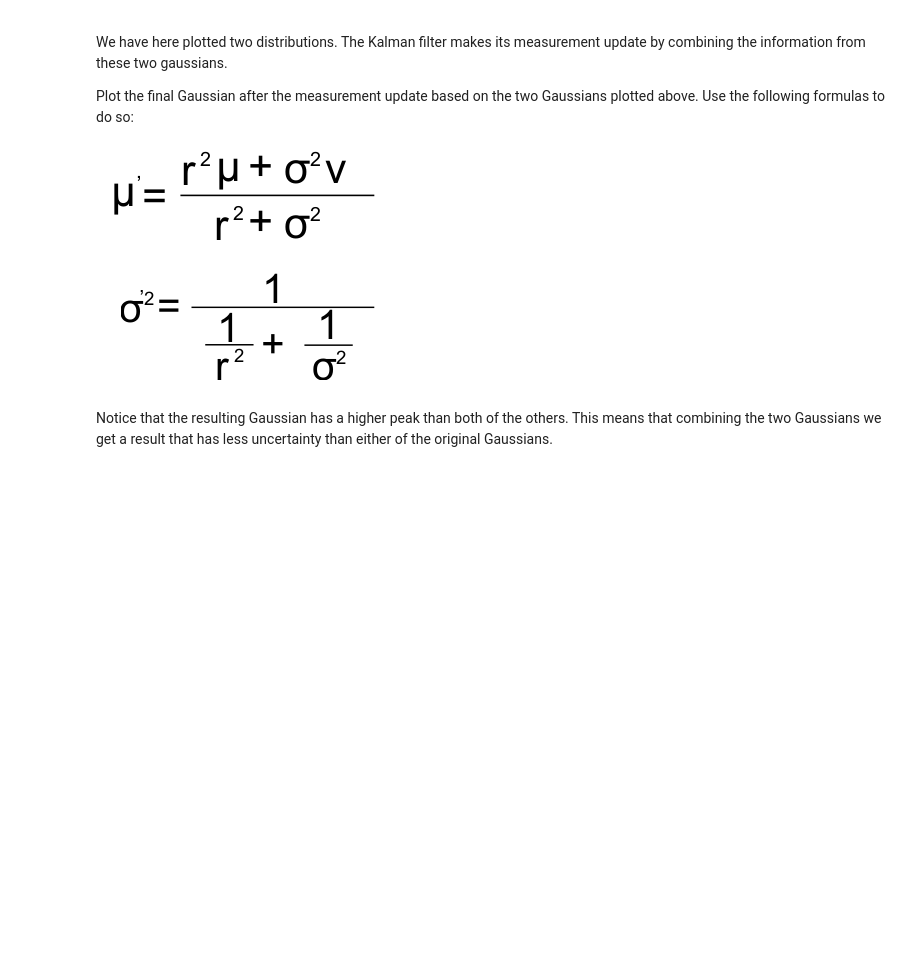
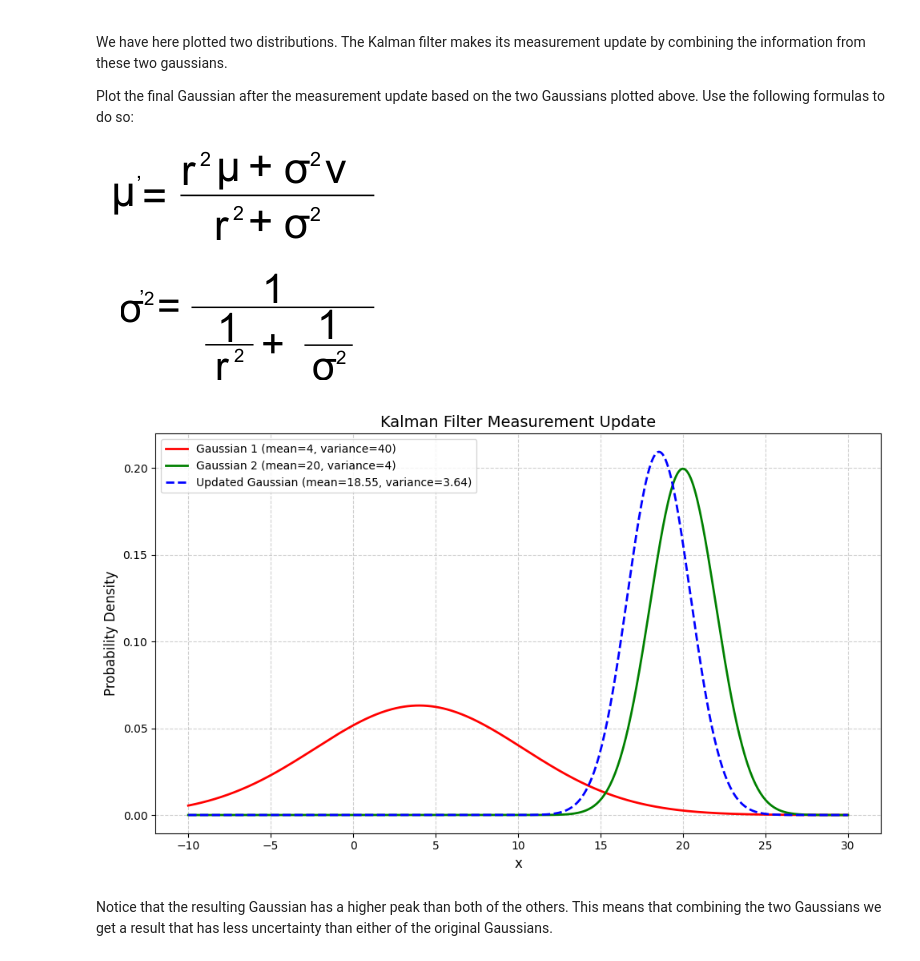
Before and after one commit to alpacfer/pfas, a Jupyter notebook: week7/exercises/Exercise2 - Kalman Filter.ipynb, the cells around one changed output. Cells and saved outputs as stored; diff of their text form; code cells hidden in the pictures; blank space fills up the shorter version.

```diff
--- a/week7/exercises/Exercise2 - Kalman Filter.ipynb
+++ b/week7/exercises/Exercise2 - Kalman Filter.ipynb
@@ -34,3 +34,32 @@ Plot the final Gaussian after the measurement update based on the two Gaussians
+# %%
+# Calculate the updated mean and variance using the Kalman filter equations
+updated_mean = (variance_2 * mean_1 + variance_1 * mean_2) / (variance_2 + variance_1)
+updated_variance = 1 / ((1 / variance_2) + (1 / variance_1))
+
+# Generate x values for plotting
+x_values = np.linspace(-10, 30, 500)
+
+# Calculate Gaussian values for each distribution
+y_values_1 = gaussian(mean_1, variance_1, x_values)
+y_values_2 = gaussian(mean_2, variance_2, x_values)
+y_values_updated = gaussian(updated_mean, updated_variance, x_values)
+
+# Plot the original Gaussians and the updated Gaussian
+plt.figure(figsize=(10, 6))
+plt.plot(x_values, y_values_1, color='red', linestyle='-', linewidth=2, label='Gaussian 1 (mean=4, variance=40)')
+plt.plot(x_values, y_values_2, color='green', linestyle='-', linewidth=2, label='Gaussian 2 (mean=20, variance=4)')
+plt.plot(x_values, y_values_updated, color='blue', linestyle='--', linewidth=2, label=f"Updated Gaussian (mean={updated_mean:.2f}, variance={updated_variance:.2f})")
+
+# Improve plot aesthetics
+plt.xlabel('x', fontsize=12)
+plt.ylabel('Probability Density', fontsize=12)
+plt.title('Kalman Filter Measurement Update', fontsize=14)
+plt.legend(fontsize=10)
+plt.grid(True, linestyle='--', alpha=0.6)
+plt.tight_layout()
+plt.show()
+# %% [output]
+[figure, added]
 # %% [markdown]
 Notice that the resulting Gaussian has a higher peak than both of the others. This means that combining the two Gaussians we get a result that has less uncertainty than either of the original Gaussians.
 # %% [markdown]
```
Also changed, not shown: parts of 10 cells of this notebook.
